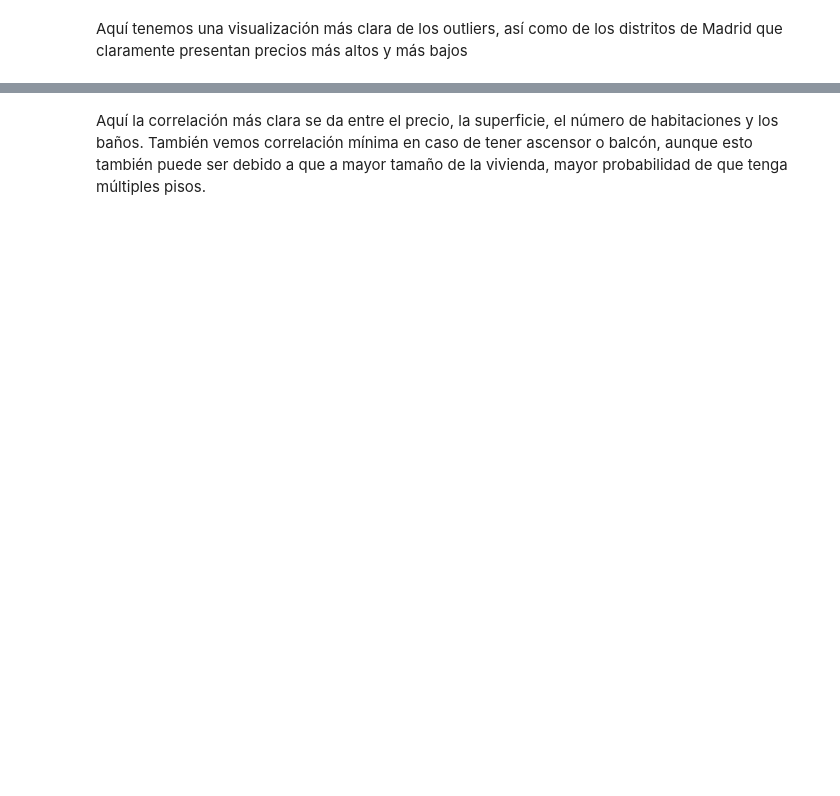
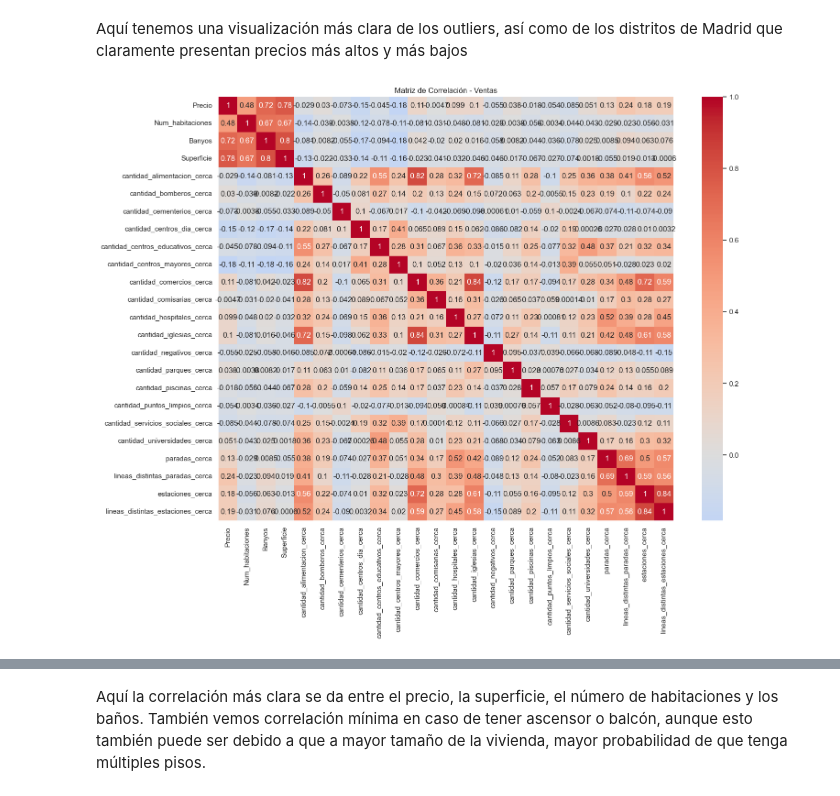
Before and after one commit to UCM-GIDIA-PD1/c2526-R2, a Jupyter notebook: src/4_Analisis/analisis_estadistico.ipynb, the cells around one changed output, grey strips where cells are left out. Cells and saved outputs as stored; diff of their text form; code cells hidden in the pictures; blank space fills up the shorter version.

```diff
--- a/src/4_Analisis/analisis_estadistico.ipynb
+++ b/src/4_Analisis/analisis_estadistico.ipynb
@@ -124,10 +152,14 @@ plt.show()
 # %% [markdown]
 Aquí tenemos una visualización más clara de los outliers, así como de los distritos de Madrid que claramente presentan precios más altos y más bajos
+# %%
+columnas_numerias = ["Precio","Num_habitaciones","anio_construccion","Banyos","Superficie","cantidad_alimentacion_cerca","cantidad_bomberos_cerca","cantidad_cementerios_cerca","cantidad_centros_dia_cerca","cantidad_centros_educativos_cerca","cantidad_centros_mayores_cerca","cantidad_comercios_cerca","cantidad_comisarias_cerca","cantidad_hospitales_cerca","cantidad_iglesias_cerca","cantidad_negativos_cerca","cantidad_parques_cerca","cantidad_piscinas_cerca","cantidad_puntos_limpios_cerca","cantidad_servicios_sociales_cerca","cantidad_universidades_cerca","paradas_cerca","lineas_distintas_paradas_cerca","estaciones_cerca","lineas_distintas_estaciones_cerca"]
 # %%
-corr_ventas = df_venta.corr(numeric_only=True)
+corr_ventas = df_venta[columnas_numerias].corr(numeric_only=True)
 
-plt.figure(figsize=(10,8))
+plt.figure(figsize=(16,12))
 sns.heatmap(corr_ventas, annot=True, cmap="coolwarm", center=0)
 plt.title("Matriz de Correlación - Ventas")
 plt.show()
+# %% [output]
+[figure, added]
 # %%
```
Also changed, not shown: parts of 35 cells of this notebook, 5 other files.
